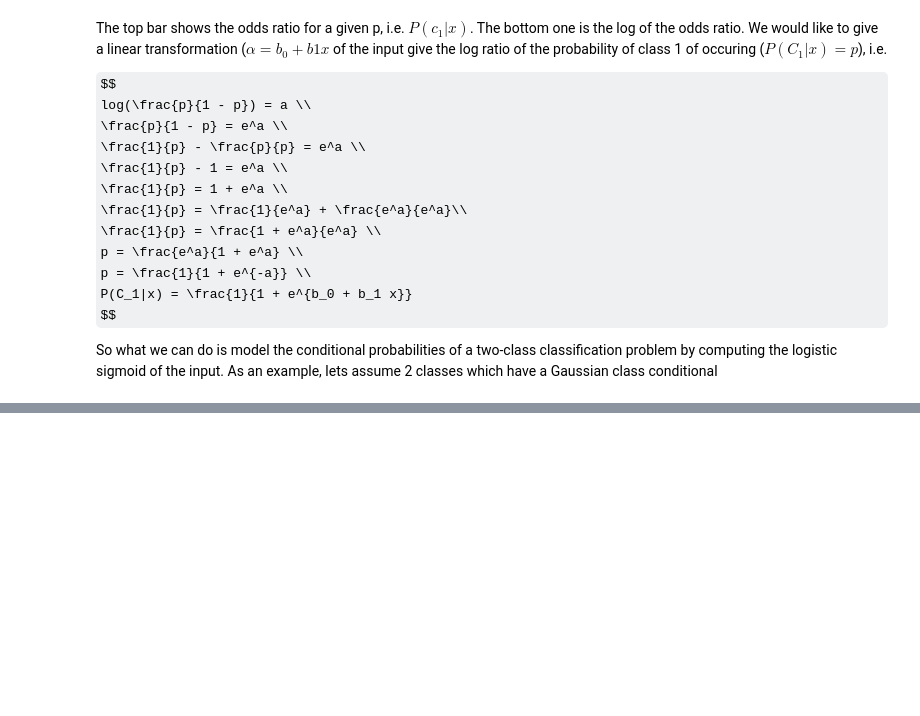
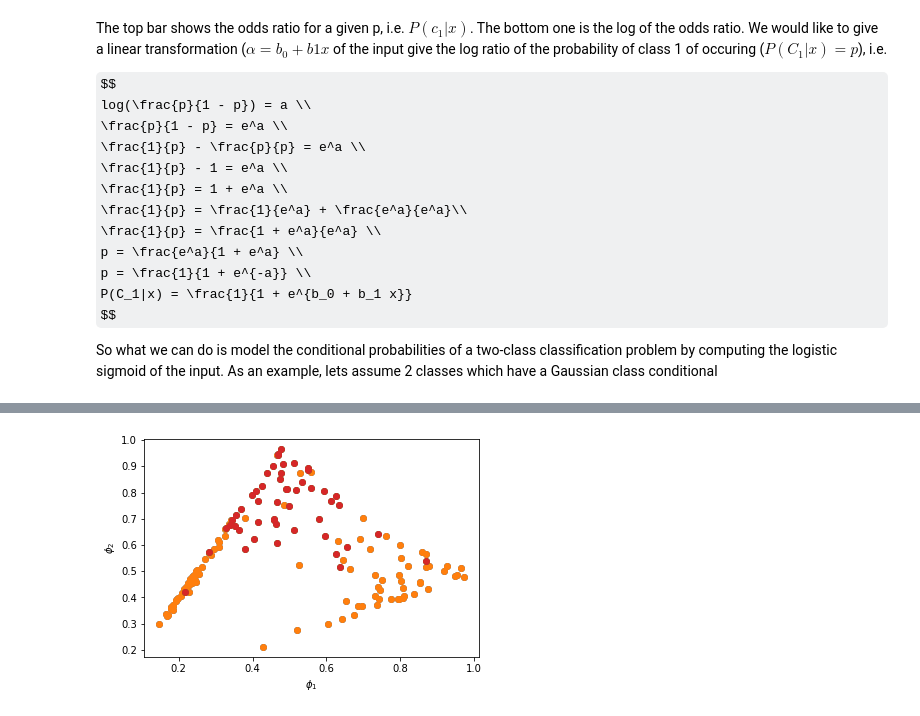
Before and after one commit to wouterMostard/PRML, a Jupyter notebook: Chapter 4 Linear Models for classification.ipynb, the cells around one changed output, grey strips where cells are left out. Cells and saved outputs as stored; diff of their text form; code cells hidden in the pictures; some formulas as TeX source; blank space fills up the shorter version.

```diff
--- a/Chapter 4 Linear Models for classification.ipynb
+++ b/Chapter 4 Linear Models for classification.ipynb
@@ -376,0 +412,26 @@ This is the same optimization as you would have for linear regression. However,
+# %%
+# For now we specify the basis functions
+phi0 = lambda x: 1
+phi1 = lambda x: np.exp(-np.linalg.norm(x - np.array([-1, -1])) / 2)
+phi2 = lambda x: np.exp(-np.linalg.norm(x - np.array([0, 0])) / 2)
+# %%
+p0 = list(map(phi0, data))
+p1 = list(map(phi1, data))
+p2 = list(map(phi2, data))
+# %%
+# Transform the data using the 2 gaussian basis functions
+transformed = np.vstack([p0, p1, p2]).T # N X M
+
+for i in range(2):
+    subset = transformed[labels == i]
+
+    plt.scatter(subset[:,1], subset[:,2])
+    plt.scatter(subset[:,1], subset[:,2])
+
+plt.xlabel(r'$\phi_1$')
+plt.ylabel(r'$\phi_2$')
+plt.show()
+
+transformed = transformed.T
+# %% [output]
+[figure, added]
```
Also changed, not shown: parts of 22 cells of this notebook.
